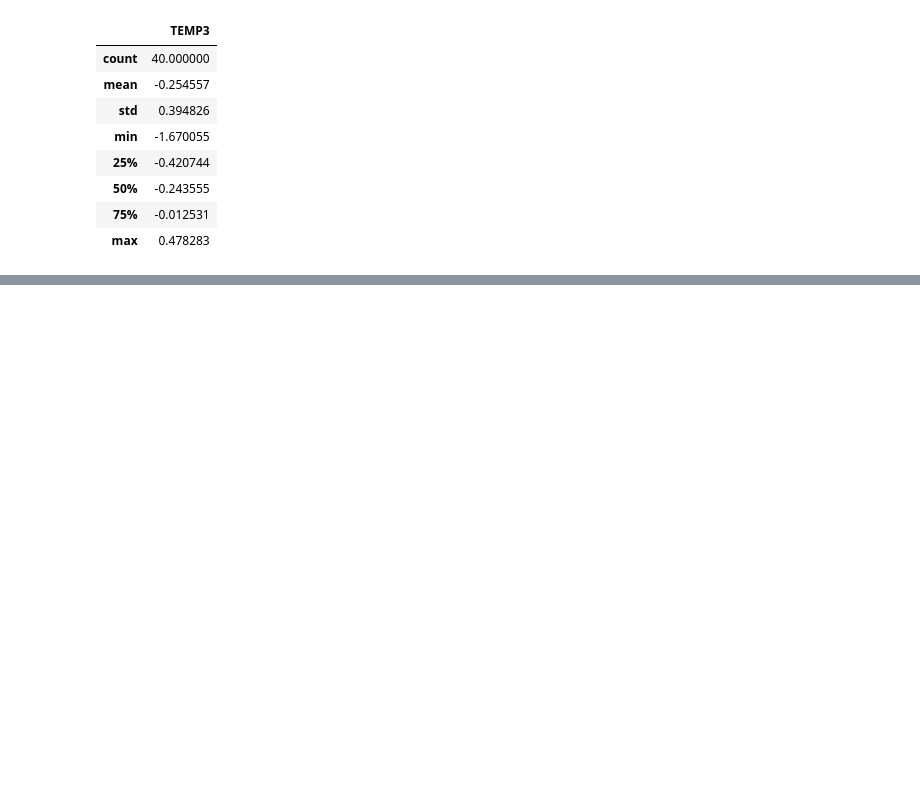
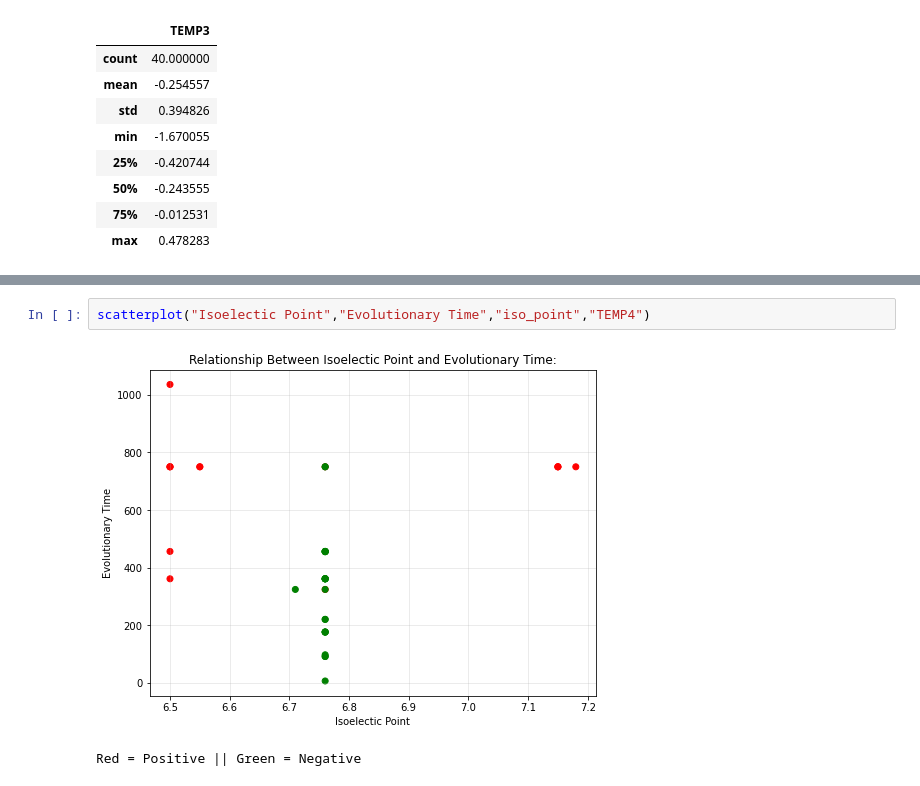
Before and after one commit to elainexliu/SVSM_Biotech2021, a Jupyter notebook: SVSM2021 Data Analysis 1.ipynb, the cells around one changed output, grey strips where cells are left out. Drawn from its saved outputs; the diff is of its cells as text; blank space fills up the shorter version.

```diff
--- a/SVSM2021 Data Analysis 1.ipynb
+++ b/SVSM2021 Data Analysis 1.ipynb
@@ -223,0 +165,5 @@ pos_neg_histogram("TEMP3",10,10)
+# %%
+scatterplot("Isoelectic Point","Evolutionary Time","iso_point","TEMP4")
+# %% [output]
+[figure, added]
+Red = Positive || Green = Negative
```
Also changed, not shown: parts of 11 cells of this notebook.
